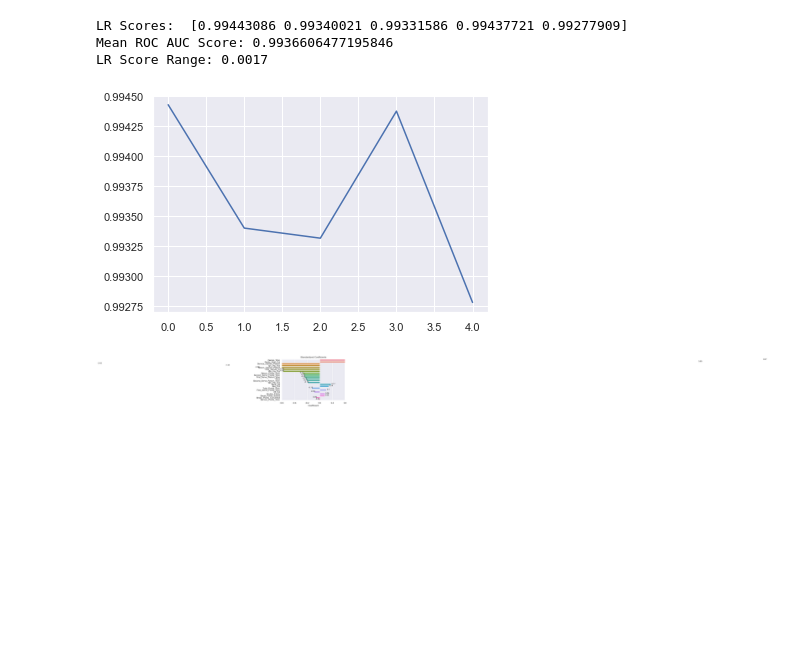
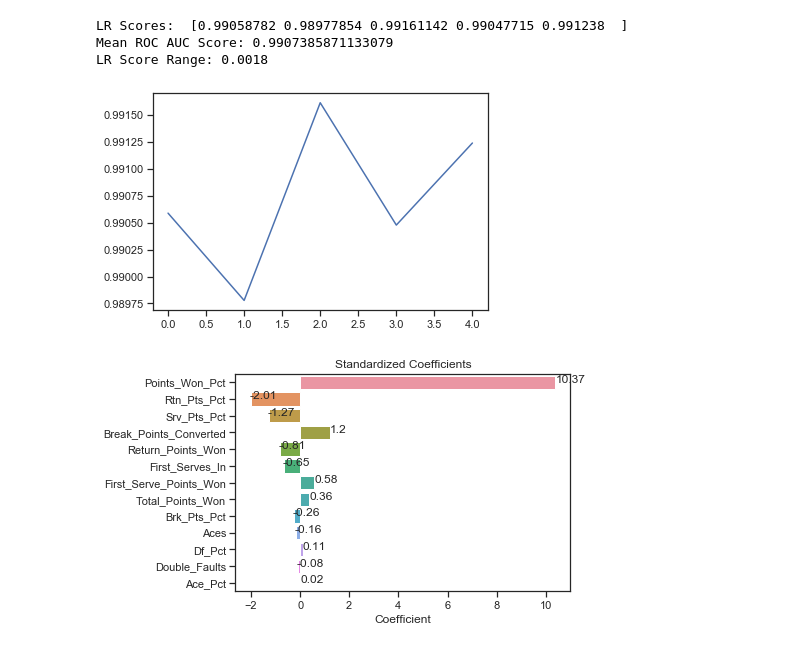
Before and after one commit to datascitriguy/springboard, a Jupyter notebook: Step 4 - Building a Model.ipynb, the cells around one changed output. Cells and saved outputs as stored; diff of their text form; code cells hidden in the pictures; blank space fills up the shorter version.

```diff
--- a/Step 4 - Building a Model.ipynb
+++ b/Step 4 - Building a Model.ipynb
@@ -31,6 +41,7 @@ test = test.drop(['Unnamed: 0'], axis = 1)
 # %%
-# Store Feature Columns and Target Variable Column
-features = ['rank_dif','aces','double_faults','first_serves_in', 'first_serve_points_won','second_serve_points_won',
+features = ['aces','ace_pct','double_faults','df_pct','first_serves_in','srv_pts_pct','first_serve_points_won',
+            'return_points_won','rtn_pts_pct','break_points_converted','brk_pts_pct','total_points_won','points_won_pct']
+features1 = ['rank_dif','aces','double_faults','first_serves_in', 'first_serve_points_won','second_serve_points_won',
             'break_points_saved','service_points_won','first_serve_return_won','second_serve_return_won',
             'break_points_converted','service_games_played','return_games_played','return_points_won',
             'total_points_won','games_won','ace_pct','df_pct','srv_pts_pct','rtn_pts_pct','brk_pts_pct','points_won_pct']
@@ -44,0 +51,6 @@ features_with_target = ['rank_dif','aces','double_faults','first_serves_in',
+# %%
+# sns.pairplot(data c=[cm_bright.colors[i] for i in dflog.win==1], alpha=0.08);
+
+sns.set(style="ticks", color_codes=True)
+g = sns.pairplot(data)
+plt.show()
@@ -46,9 +60,7 @@ features_with_target = ['rank_dif','aces','double_faults','first_serves_in',
 from sklearn.model_selection import train_test_split
 
 # Split Training Data in Holdout Set and Training and Test Data sets
-Xy_train = train.loc[:,features + predictor]
-
-Xy_train.head()
+Xy_train = dflog.loc[:,features + predictor].dropna()
 X = Xy_train.drop('win',axis=1)
 y = Xy_train['win']
 
@@ -77,7 +89,7 @@ def run_lr(X_train,y_train):
     """
     X_train = np.array(X_train)
     y_train = np.array(y_train)
-    lr = LogisticRegression(solver='lbfgs')
+    lr = LogisticRegression()
 
     lr_scores = cross_val_score(lr,
                                 X_train,
@@ -89,39 +101,40 @@ def run_lr(X_train,y_train):
     print('Mean ROC AUC Score: {}'.format(lr_scores.mean()))
     print('LR Score Range: {}'.format(round(lr_scores.max() - lr_scores.min(),4)))
     _ = plt.plot(np.arange(len(lr_scores)),lr_scores)
+
     return lr
 
 lr = run_lr(X_train,y_train)
 # %% [output]
-LR Scores:  [0.99443086 0.99340021 0.99331586 0.99437721 0.99277909]
-Mean ROC AUC Score: 0.9936606477195846
-LR Score Range: 0.0017
+LR Scores:  [0.99058782 0.98977854 0.99161142 0.99047715 0.991238  ]
+Mean ROC AUC Score: 0.9907385871133079
+LR Score Range: 0.0018
-[figure, old version]
+[figure, new version]
 # %%
 def plot_coef(X,y,features):
     """
     Plot the Beta values of a Logistic Regression based on the Features and Target Variable provided.
     """
-    lr = LogisticRegression(solver='lbfgs')
+    lr = LogisticRegression()
     std_scaler = StandardScaler()
     X_train_std = std_scaler.fit_transform(X_train)
     lr.fit(X_train,y_train)
     std_coef = lr.coef_.reshape(-1,1).tolist()
     feature_names = [feature.title() for feature in features]
     coef_df = pd.DataFrame(std_coef,index=feature_names,columns=['coef'])
     coef_df['abs'] = coef_df['coef'].abs()
     coef_df = coef_df.sort_values(by='abs',ascending=False).drop('abs',axis=1)
     ax = sns.barplot(coef_df['coef'],coef_df.index)
     for i, row in enumerate(coef_df.iterrows()):
         row_values = row[1]
         if row_values.coef < 0:
             ax.text(row_values.coef - 0.05,i,round(row_values.coef,2))
         else:
             ax.text(row_values.coef + 0.01,i,round(row_values.coef,2))
     _ = plt.xlabel('Coefficient')
     _ = plt.title('Standardized Coefficients')
-    _ = plt.xlim(-0.6,0.4)
+
 
 plot_coef(X_train,y_train,features)
 # %% [output]
-[figure, old version]
+[figure, new version]
```
Also changed, not shown: parts of 40 cells of this notebook.
